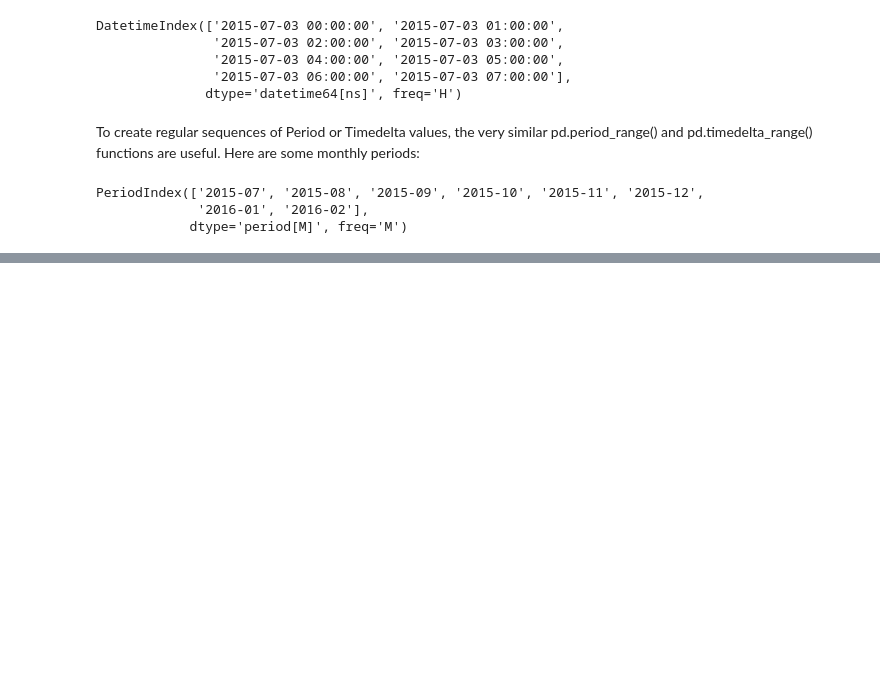
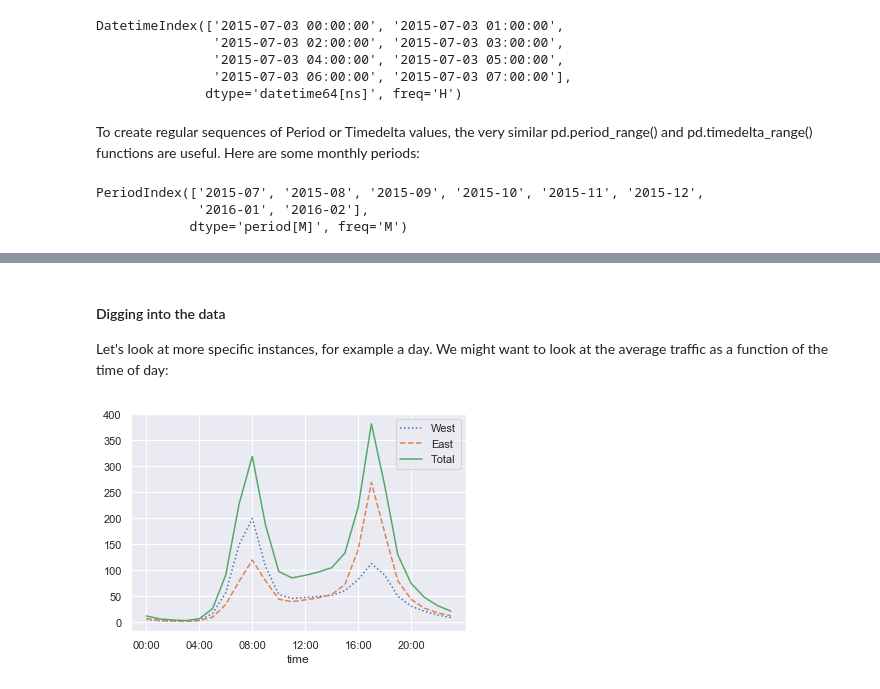
Before and after one commit to GiuseppeBaldini/Python-DS-Handbook, a Jupyter notebook: 3.Pandas/03.11 - Working with Time Series.ipynb, the cells around one changed output, grey strips where cells are left out. Drawn from its saved outputs; the diff is of its cells as text; code cells hidden in the pictures; blank space fills up the shorter version.

```diff
--- a/3.Pandas/03.11 - Working with Time Series.ipynb
+++ b/3.Pandas/03.11 - Working with Time Series.ipynb
@@ -184,0 +283,10 @@ PeriodIndex(['2015-07', '2015-08', '2015-09', '2015-10', '2015-11', '2015-12',
+# %% [markdown]
+#### Digging into the data
+
+Let's look at more specific instances, for example a day. We might want to look at the average traffic as a function of the time of day:
+# %%
+by_time = data.groupby(data.index.time).mean()
+hourly_ticks = 4 * 60 * 60 * np.arange(6)
+by_time.plot(xticks=hourly_ticks, style=[':', '--', '-']);
+# %% [output]
+[figure, added]
```
Also changed, not shown: parts of 17 cells of this notebook, 1 other file.
